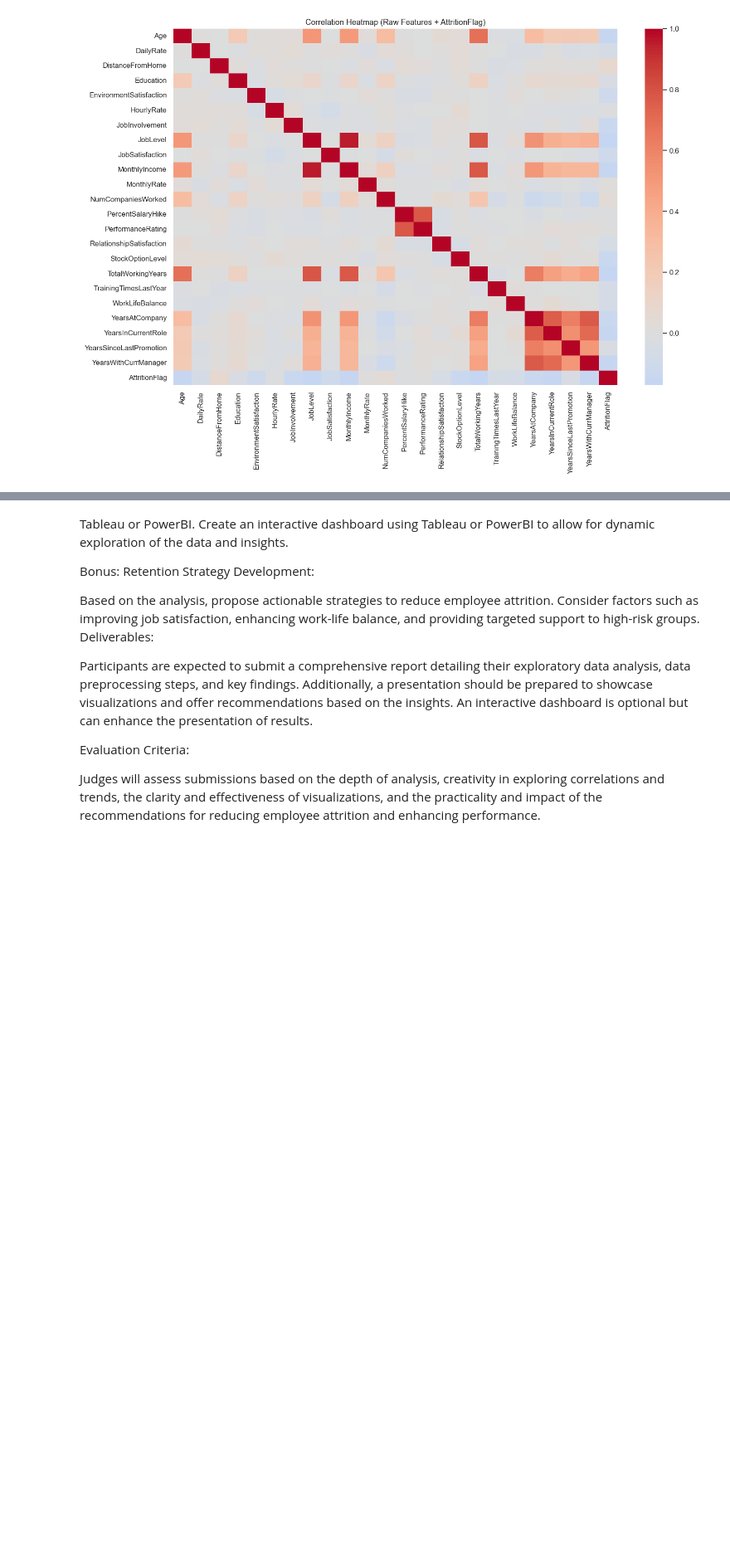
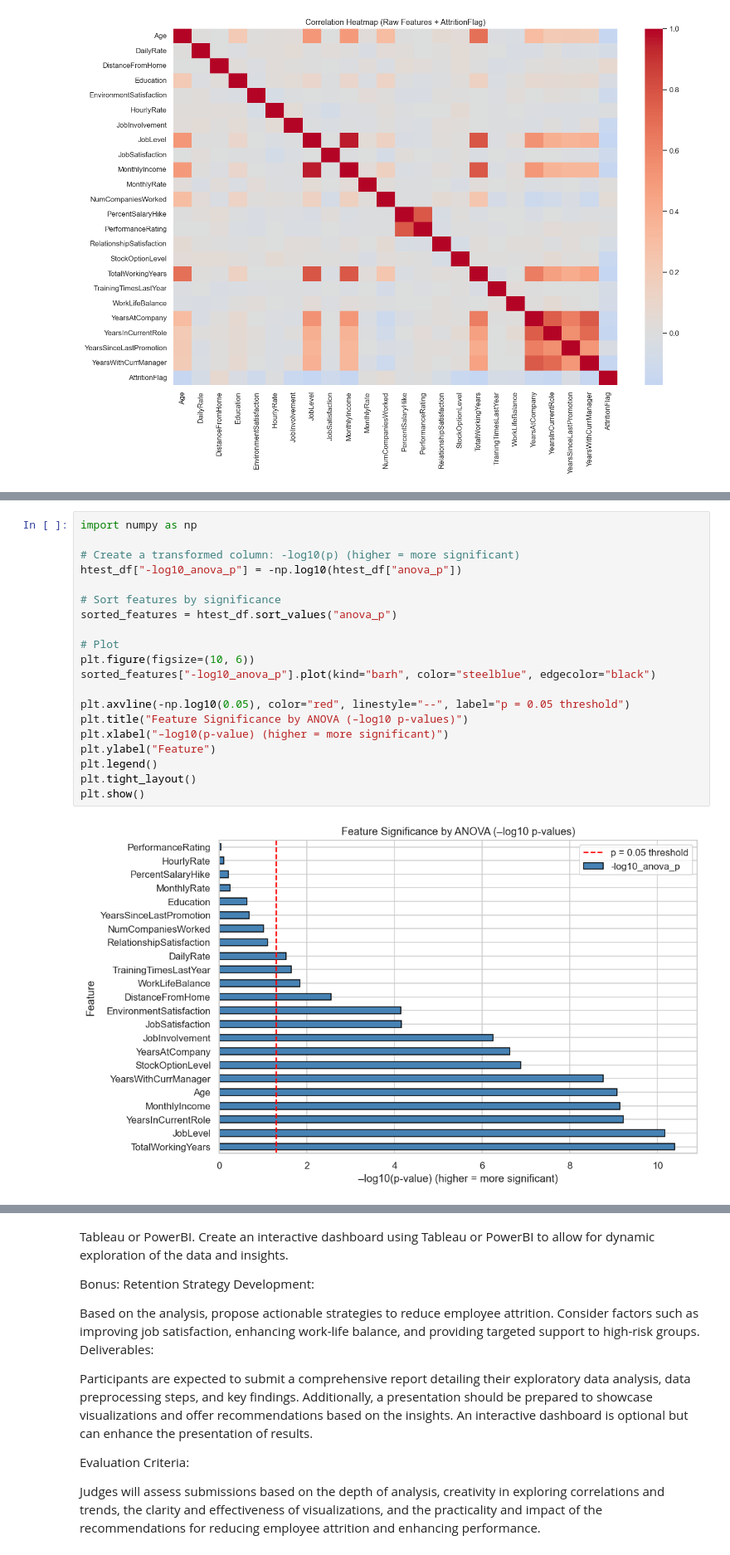
Before and after one commit to jayklarin/RepoB, a Jupyter notebook: hk_w04_d5_hackathon.ipynb, the cells around one changed output, grey strips where cells are left out. Shown at 83% size. Cells and saved outputs as stored; diff of their text form; blank space fills up the shorter version.

```diff
--- a/hk_w04_d5_hackathon.ipynb
+++ b/hk_w04_d5_hackathon.ipynb
@@ -672,0 +807,22 @@ plt.tight_layout(); plt.show()
+# %%
+import numpy as np
+
+# Create a transformed column: -log10(p) (higher = more significant)
+htest_df["-log10_anova_p"] = -np.log10(htest_df["anova_p"])
+
+# Sort features by significance
+sorted_features = htest_df.sort_values("anova_p")
+
+# Plot
+plt.figure(figsize=(10, 6))
+sorted_features["-log10_anova_p"].plot(kind="barh", color="steelblue", edgecolor="black")
+
+plt.axvline(-np.log10(0.05), color="red", linestyle="--", label="p = 0.05 threshold")
+plt.title("Feature Significance by ANOVA (–log10 p-values)")
+plt.xlabel("–log10(p-value) (higher = more significant)")
+plt.ylabel("Feature")
+plt.legend()
+plt.tight_layout()
+plt.show()
+# %% [output]
+[figure, added]
```
Also changed, not shown: parts of 5 cells of this notebook.
